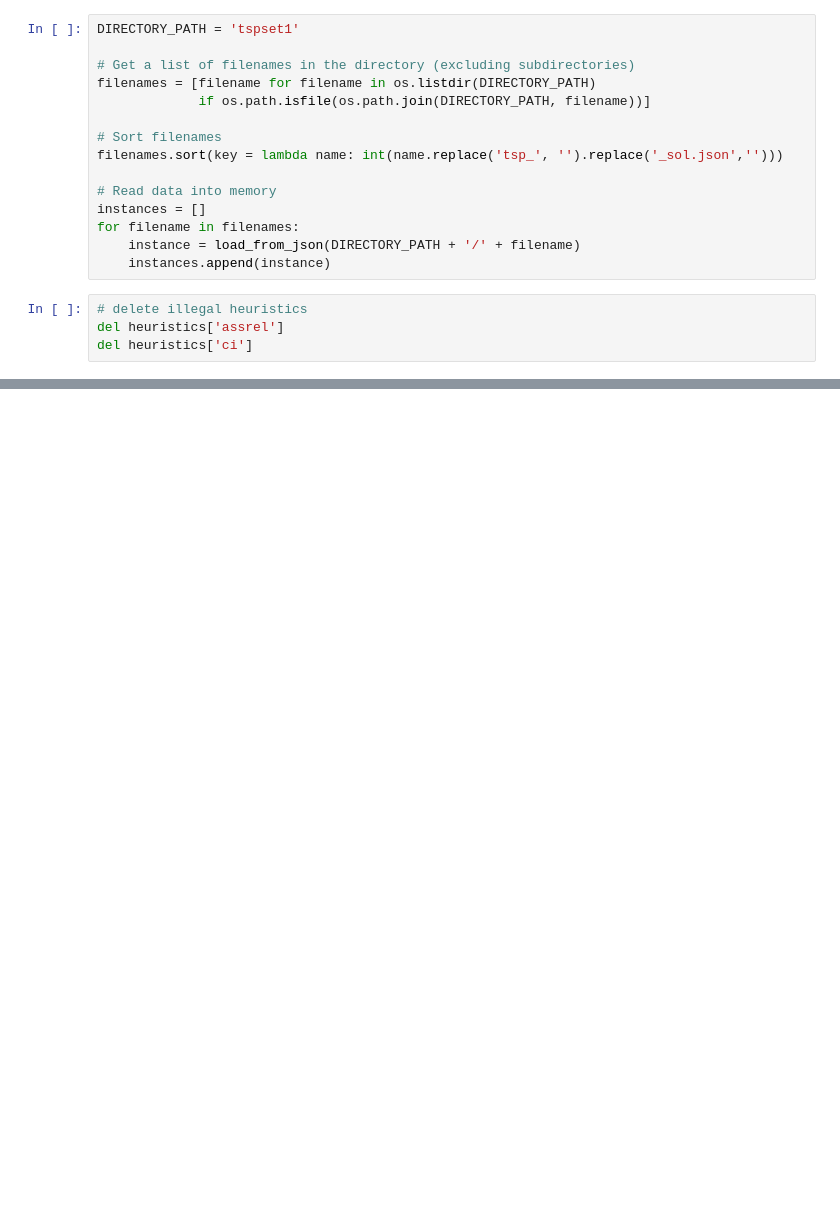
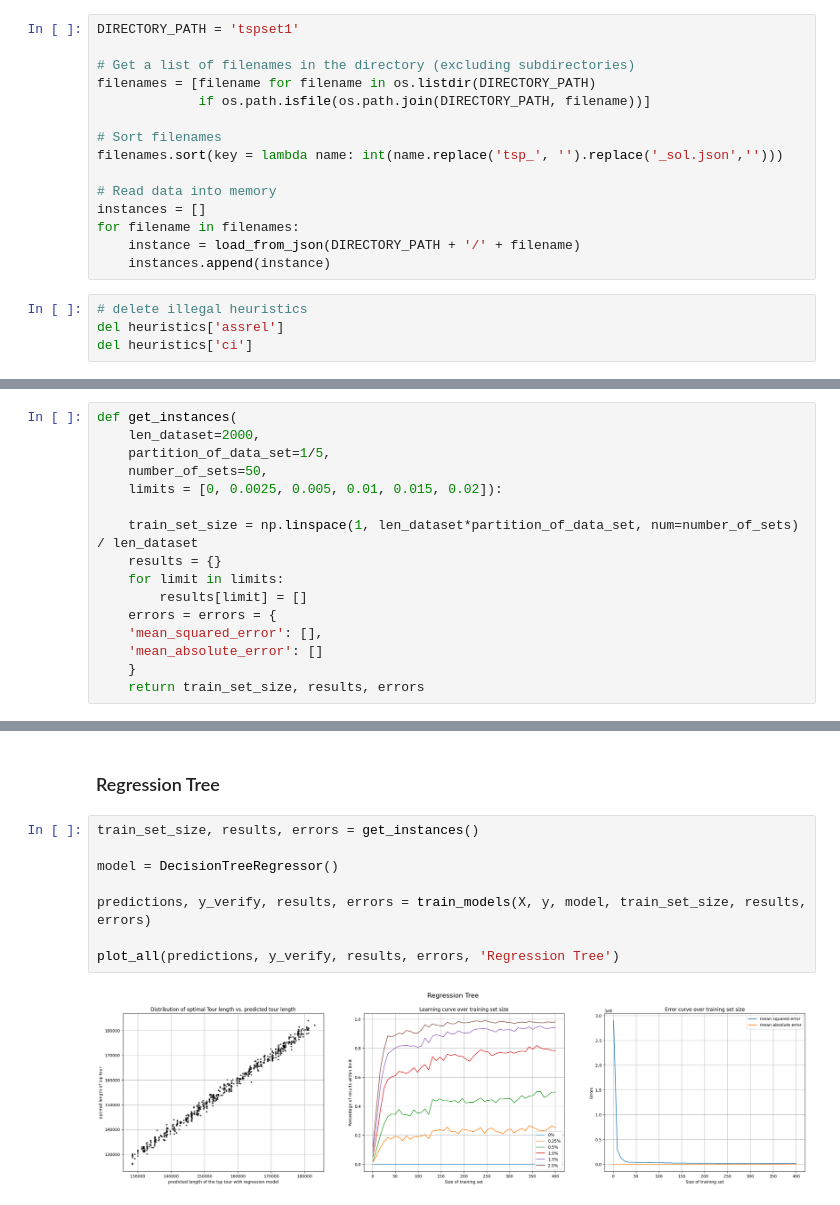
Before and after one commit to paulbrenker/decision-tsp, a Jupyter notebook: heuristics.ipynb, the cells around one changed output, grey strips where cells are left out. Drawn from its saved outputs; the diff is of its cells as text; blank space fills up the shorter version.

```diff
--- a/heuristics.ipynb
+++ b/heuristics.ipynb
@@ -216,0 +307,16 @@ plt.show()
+# %%
+def get_instances(
+    len_dataset=2000,
+    partition_of_data_set=1/5,
+    number_of_sets=50,
+    limits = [0, 0.0025, 0.005, 0.01, 0.015, 0.02]):
+
+    train_set_size = np.linspace(1, len_dataset*partition_of_data_set, num=number_of_sets) / len_dataset
+    results = {}
+    for limit in limits:
+        results[limit] = []
+    errors = errors = {
+    'mean_squared_error': [],
+    'mean_absolute_error': []
+    }
+    return train_set_size, results, errors
@@ -292,0 +356,12 @@ plt.show()
+# %% [markdown]
+### Regression Tree
+# %%
+train_set_size, results, errors = get_instances()
+
+model = DecisionTreeRegressor()
+
+predictions, y_verify, results, errors = train_models(X, y, model, train_set_size, results, errors)
+
+plot_all(predictions, y_verify, results, errors, 'Regression Tree')
+# %% [output]
+[figure, added]
```
Also changed, not shown: parts of 27 cells of this notebook.
